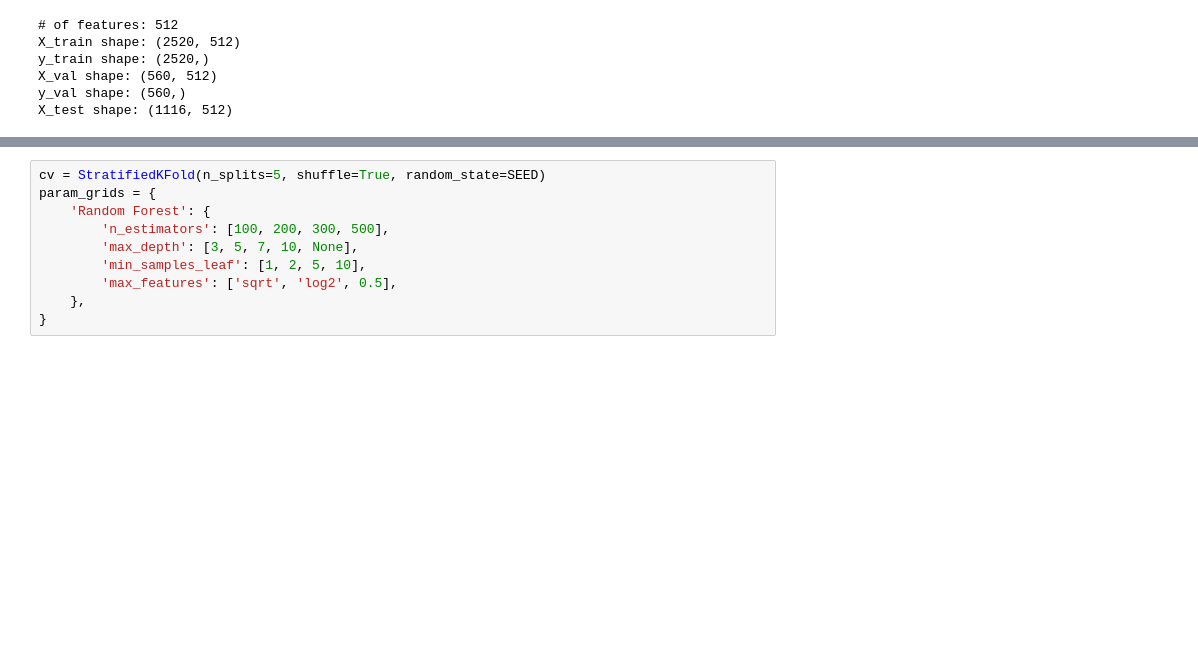
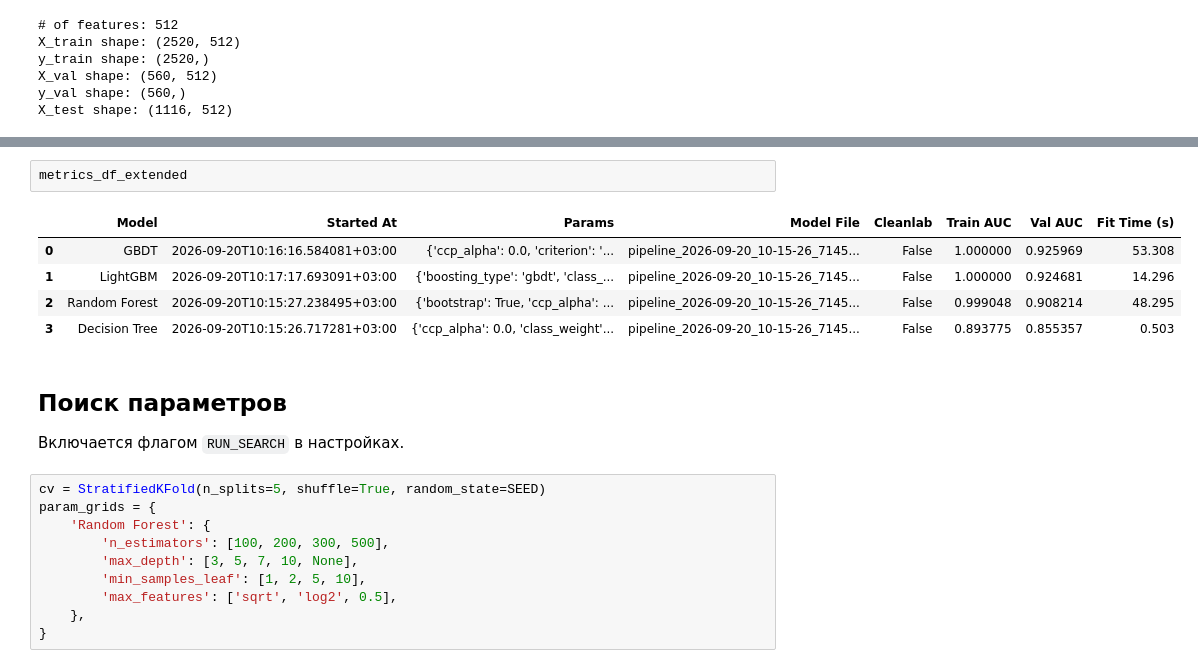
Before and after one commit to revlze/sbmt_kaggle, a Jupyter notebook: main.ipynb, the cells around one changed output, grey strips where cells are left out. Drawn from its saved outputs; the diff is of its cells as text; blank space fills up the shorter version.

```diff
--- a/main.ipynb
+++ b/main.ipynb
@@ -504,3 +611,14 @@ metrics_df
+# %%
+metrics_df_extended
+# %% [output]
+|  | Model | Started At | Params | Model File | Cleanlab | Train AUC | Val AUC | Fit Time (s) |
+| 0 | GBDT | 2026-09-20T10:16:16.584081+03:00 | {'ccp_alpha': 0.0, 'criterion': '... | pipeline_2026-09-20_10-15-26_7145... | False | 1.000000 | 0.925969 | 53.308 |
+| 1 | LightGBM | 2026-09-20T10:17:17.693091+03:00 | {'boosting_type': 'gbdt', 'class_... | pipeline_2026-09-20_10-15-26_7145... | False | 1.000000 | 0.924681 | 14.296 |
+| 2 | Random Forest | 2026-09-20T10:15:27.238495+03:00 | {'bootstrap': True, 'ccp_alpha': ... | pipeline_2026-09-20_10-15-26_7145... | False | 0.999048 | 0.908214 | 48.295 |
+| 3 | Decision Tree | 2026-09-20T10:15:26.717281+03:00 | {'ccp_alpha': 0.0, 'class_weight'... | pipeline_2026-09-20_10-15-26_7145... | False | 0.893775 | 0.855357 | 0.503 |
+# %% [markdown]
+## Поиск параметров
+Включается флагом `RUN_SEARCH` в настройках.
 # %%
 cv = StratifiedKFold(n_splits=5, shuffle=True, random_state=SEED)
 param_grids = {
```
Also changed, not shown: parts of 40 cells of this notebook.
